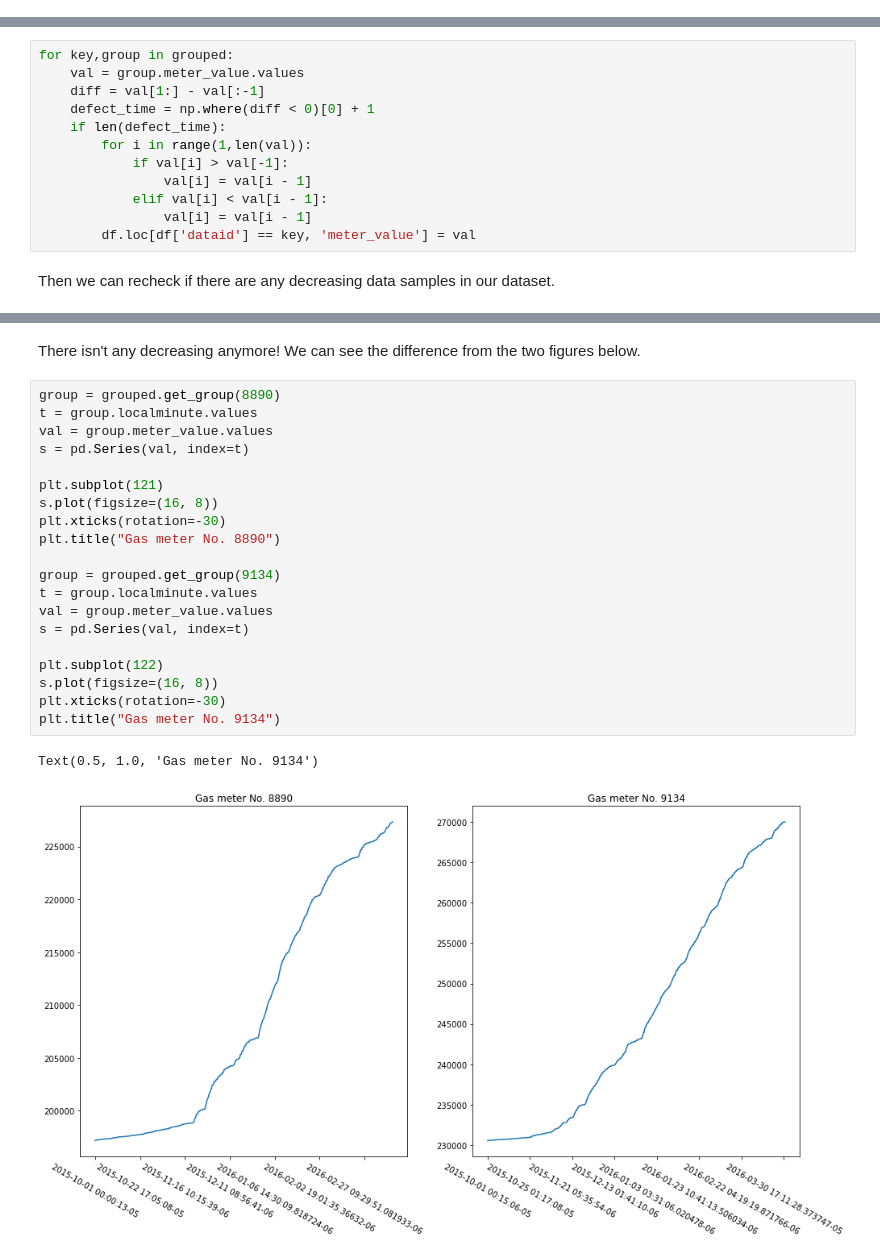
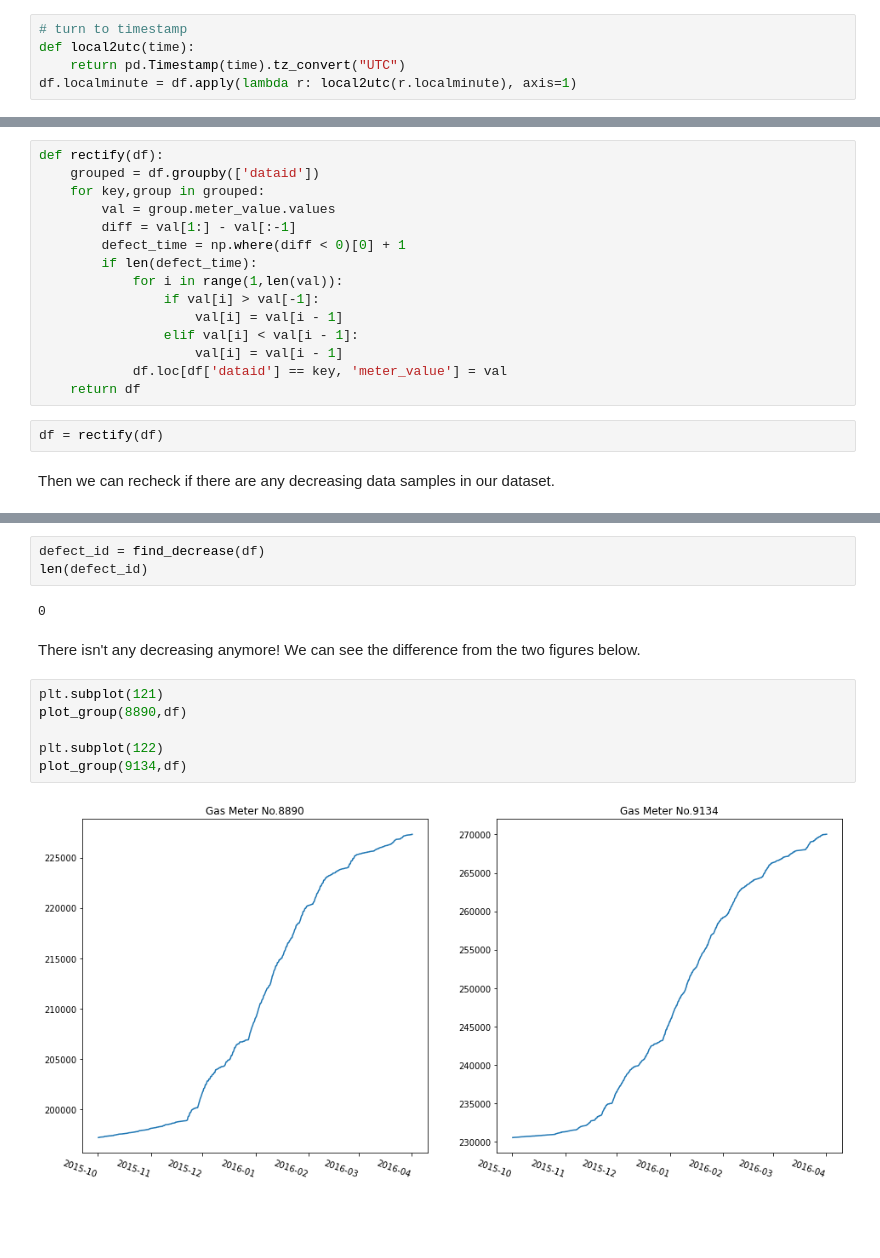
Before and after one commit to felixnie/EE4211-Project, a Jupyter notebook: Question1.ipynb, the cells around one changed output, grey strips where cells are left out. Cells and saved outputs as stored; diff of their text form; blank space fills up the shorter version.

```diff
--- a/Question1.ipynb
+++ b/Question1.ipynb
@@ -13,6 +13,11 @@ import pandas as pd
 import numpy as np
 import matplotlib.pyplot as plt
 df = pd.read_csv('dataport-export_gas_oct2015-mar2016.csv')
+# %%
+# turn to timestamp
+def local2utc(time):
+    return pd.Timestamp(time).tz_convert("UTC")
+df.localminute = df.apply(lambda r: local2utc(r.localminute), axis=1)
 # %% [markdown]
 First let's get the number of houses.
 # %%
@@ -148,16 +152,21 @@ print(defect_df)
 # %% [markdown]
 Now let's get the data prettier.
 # %%
-for key,group in grouped:
-    val = group.meter_value.values
-    diff = val[1:] - val[:-1]
-    defect_time = np.where(diff < 0)[0] + 1
-    if len(defect_time):
-        for i in range(1,len(val)):
-            if val[i] > val[-1]:
-                val[i] = val[i - 1]
-            elif val[i] < val[i - 1]:
-                val[i] = val[i - 1]
-        df.loc[df['dataid'] == key, 'meter_value'] = val
+def rectify(df):
+    grouped = df.groupby(['dataid'])
+    for key,group in grouped:
+        val = group.meter_value.values
+        diff = val[1:] - val[:-1]
+        defect_time = np.where(diff < 0)[0] + 1
+        if len(defect_time):
+            for i in range(1,len(val)):
+                if val[i] > val[-1]:
+                    val[i] = val[i - 1]
+                elif val[i] < val[i - 1]:
+                    val[i] = val[i - 1]
+            df.loc[df['dataid'] == key, 'meter_value'] = val
+    return df
+# %%
+df = rectify(df)
 # %% [markdown]
 Then we can recheck if there are any decreasing data samples in our dataset.
@@ -179,25 +173,15 @@ No glitches found.
+# %%
+defect_id = find_decrease(df)
+len(defect_id)
+# %% [output]
+0
 # %% [markdown]
 There isn't any decreasing anymore! We can see the difference from the two figures below.
-# %%
-group = grouped.get_group(8890)
-t = group.localminute.values
-val = group.meter_value.values
-s = pd.Series(val, index=t)
-
-plt.subplot(121)
-s.plot(figsize=(16, 8))
-plt.xticks(rotation=-30)
-plt.title("Gas meter No. 8890")
-
-group = grouped.get_group(9134)
-t = group.localminute.values
-val = group.meter_value.values
-s = pd.Series(val, index=t)
-
-plt.subplot(122)
-s.plot(figsize=(16, 8))
-plt.xticks(rotation=-30)
-plt.title("Gas meter No. 9134")
-# %% [output]
-Text(0.5, 1.0, 'Gas meter No. 9134')
-[figure, removed]
+# %%
+plt.subplot(121)
+plot_group(8890,df)
+
+plt.subplot(122)
+plot_group(9134,df)
+# %% [output]
+[figure, added]
```
Also changed, not shown: parts of 20 cells of this notebook.
